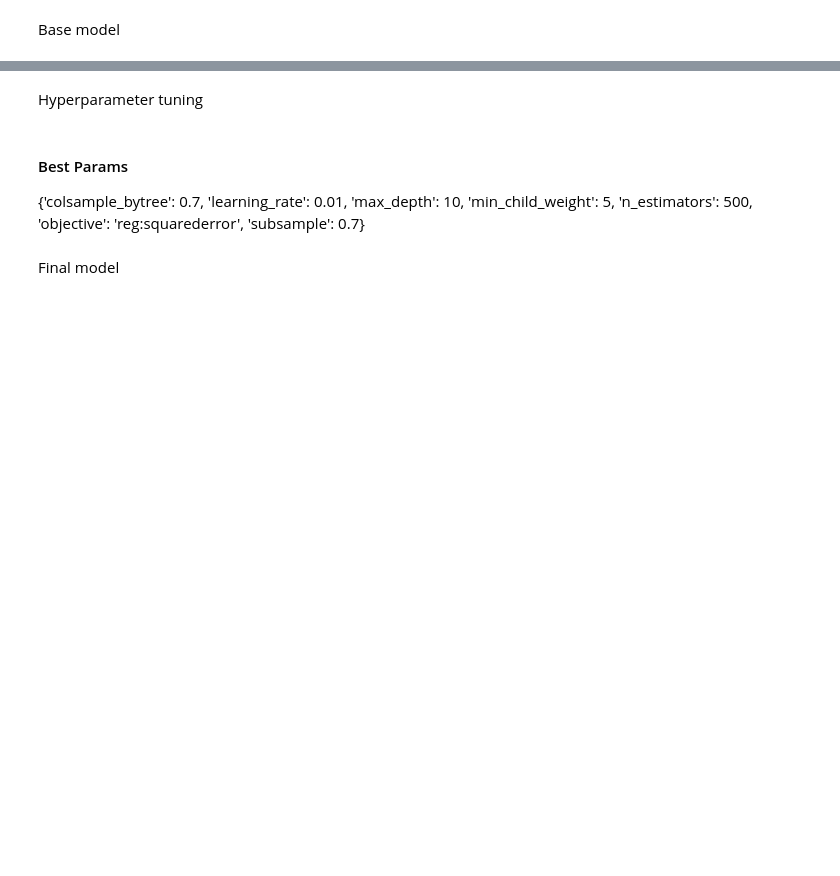
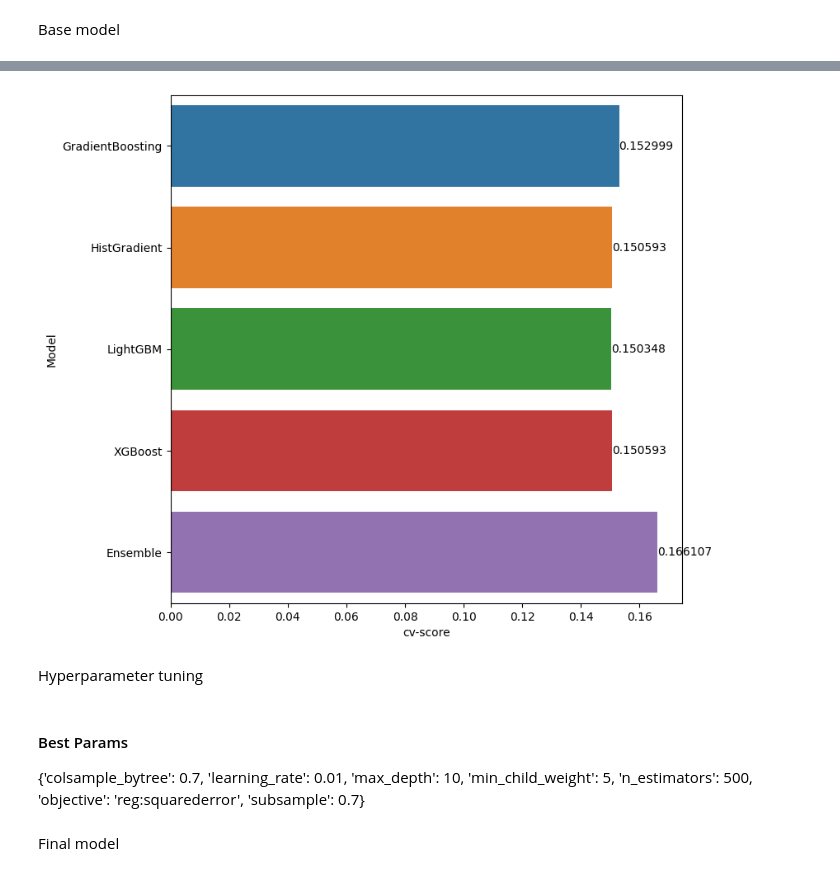
Before and after one commit to Szymqn/KaggleCompetitions, a Jupyter notebook: regression-with-an-abalone-dataset.ipynb, the cells around one changed output, grey strips where cells are left out. Drawn from its saved outputs; the diff is of its cells as text; code cells hidden in the pictures; blank space fills up the shorter version.

```diff
--- a/regression-with-an-abalone-dataset.ipynb
+++ b/regression-with-an-abalone-dataset.ipynb
@@ -108,0 +134,18 @@ Preprocessing
+# %%
+outlier_indexes = []
+
+def check_outliers(df, var):
+    lower_limit, upper_limit = outlier_thresholds(df, var)
+
+    if df[(df[var] < lower_limit) | (df[var] > upper_limit)].shape[0] > 0:
+        print(var, "-->",
+              df[(df[var] < lower_limit) | (df[var] > upper_limit)].shape[0])
+        outlier_indexes.append(
+            df[(df[var] < lower_limit) | (df[var] > upper_limit)].index)
+        return True
+    else:
+        return False
+
+for i in numeric_columns:
+    print(i, ":", check_outliers(train_df, i))
+print("Indexes-->", outlier_indexes)
@@ -131,3 +204,5 @@ for dataset in combine:
+# %%
+train_df, test_df = combine[0], combine[1]
 # %%
 train_df.head()
 # %% [output]
@@ -217,16 +328,18 @@ skf = KFold(n_splits = 10, random_state = 42, shuffle = True)
 # %%
-# gb_cv_score = np.mean(gb_cv_scores)
-# hist_cv_score = np.mean(hist_cv_scores)
-# lgb_cv_score = np.mean(lgb_cv_scores)
-# xgb_cv_score = np.mean(xgb_cv_scores)
-# ens_cv_score = np.mean(ens_cv_scores)
+gb_cv_score = np.mean(gb_cv_scores)
+hist_cv_score = np.mean(hist_cv_scores)
+lgb_cv_score = np.mean(lgb_cv_scores)
+xgb_cv_score = np.mean(xgb_cv_scores)
+ens_cv_score = np.mean(ens_cv_scores)
 
-# model_perf = pd.DataFrame({'Model': ['GradientBoosting', 'HistGradient' ,'LightGBM', 'XGBoost', 'Ensemble'],
-#                            'cv-score': [gb_cv_score, hist_cv_score, lgb_cv_score, xgb_cv_score, ens_cv_score]})
+model_perf = pd.DataFrame({'Model': ['GradientBoosting', 'HistGradient' ,'LightGBM', 'XGBoost', 'Ensemble'],
+                           'cv-score': [gb_cv_score, hist_cv_score, lgb_cv_score, xgb_cv_score, ens_cv_score]})
 
-# plt.figure(figsize = (8, 8))
-# ax = sns.barplot(y = 'Model', x = 'cv-score', data = model_perf)
-# ax.bar_label(ax.containers[0]);
+plt.figure(figsize = (8, 8))
+ax = sns.barplot(y = 'Model', x = 'cv-score', data = model_perf)
+ax.bar_label(ax.containers[0]);
+# %% [output]
+[figure, added]
 # %% [markdown]
 Hyperparameter tuning
 # %%
```
Also changed, not shown: parts of 13 cells of this notebook.
